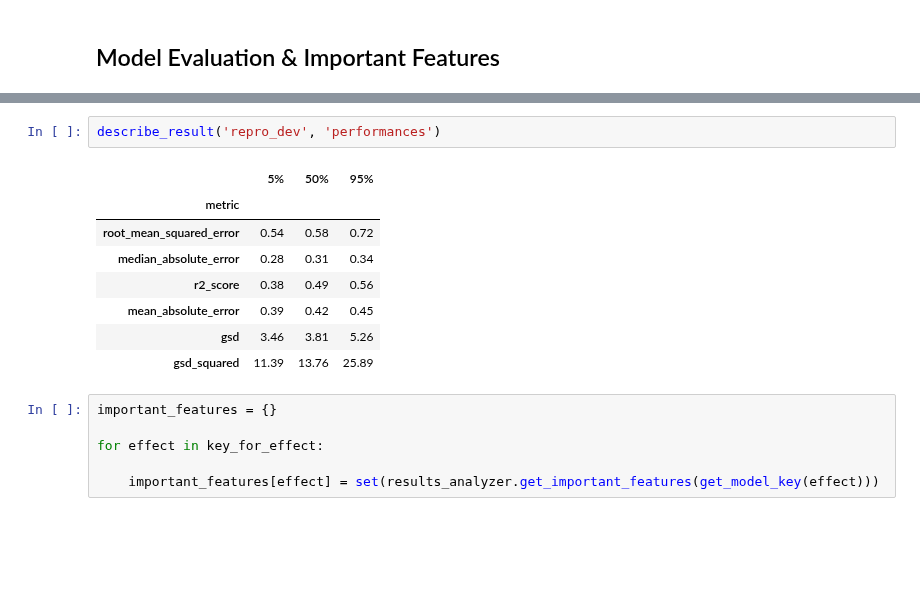
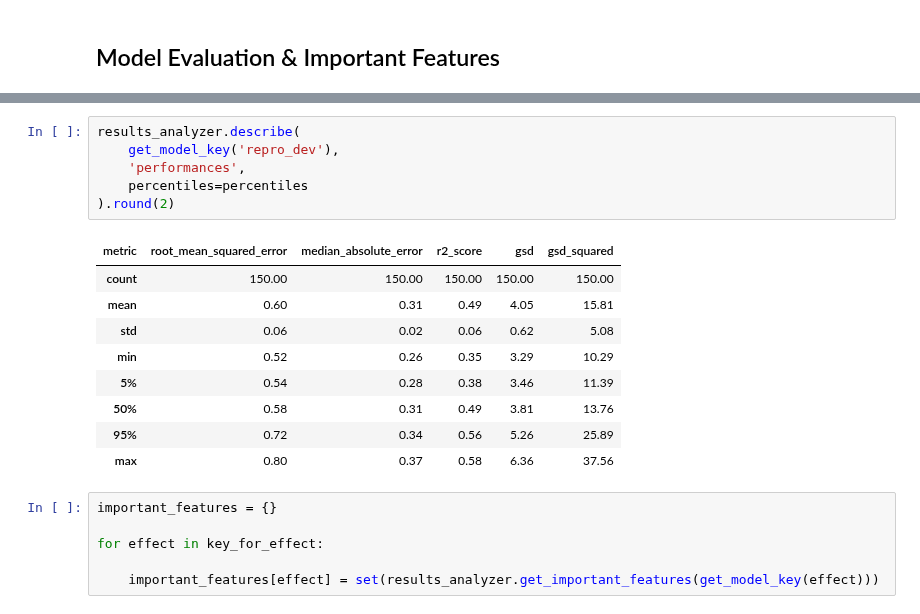
Before and after one commit to jkvasnicka/Two-Stage-ML-Oral-PODs, a Jupyter notebook: 4-Summarize-Results.ipynb, the cells around one changed output, grey strips where cells are left out. Cells and saved outputs as stored; diff of their text form; blank space fills up the shorter version.

Commit message:
Create 'describe' method in ResultsAnalyzer

```diff
--- a/4-Summarize-Results.ipynb
+++ b/4-Summarize-Results.ipynb
@@ -183,14 +162,19 @@ describe_result('general', 'performances')
 # %%
-describe_result('repro_dev', 'performances')
+results_analyzer.describe(
+    get_model_key('repro_dev'),
+    'performances',
+    percentiles=percentiles
+).round(2)
 # %% [output]
-|  | 5% | 50% | 95% |
-| metric |  |  |  |
-| root_mean_squared_error | 0.54 | 0.58 | 0.72 |
-| median_absolute_error | 0.28 | 0.31 | 0.34 |
-| r2_score | 0.38 | 0.49 | 0.56 |
-| mean_absolute_error | 0.39 | 0.42 | 0.45 |
-| gsd | 3.46 | 3.81 | 5.26 |
-| gsd_squared | 11.39 | 13.76 | 25.89 |
+| metric | root_mean_squared_error | median_absolute_error | r2_score | gsd | gsd_squared |
+| count | 150.00 | 150.00 | 150.00 | 150.00 | 150.00 |
+| mean | 0.60 | 0.31 | 0.49 | 4.05 | 15.81 |
+| std | 0.06 | 0.02 | 0.06 | 0.62 | 5.08 |
+| min | 0.52 | 0.26 | 0.35 | 3.29 | 10.29 |
+| 5% | 0.54 | 0.28 | 0.38 | 3.46 | 11.39 |
+| 50% | 0.58 | 0.31 | 0.49 | 3.81 | 13.76 |
+| 95% | 0.72 | 0.34 | 0.56 | 5.26 | 25.89 |
+| max | 0.80 | 0.37 | 0.58 | 6.36 | 37.56 |
 # %%
 important_features = {}
 
```
Also changed, not shown: parts of 4 cells of this notebook, 1 other file.
